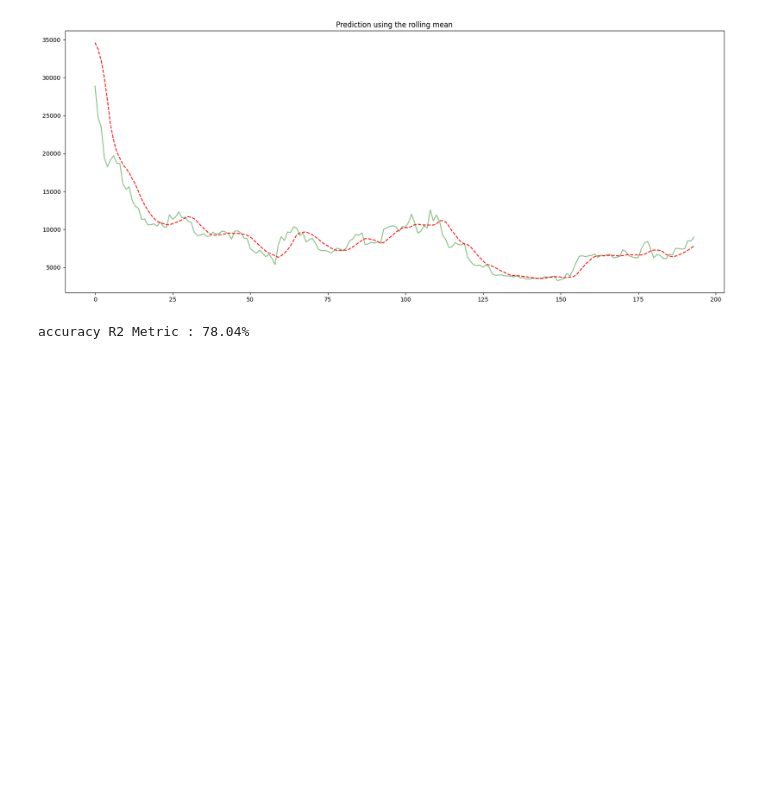
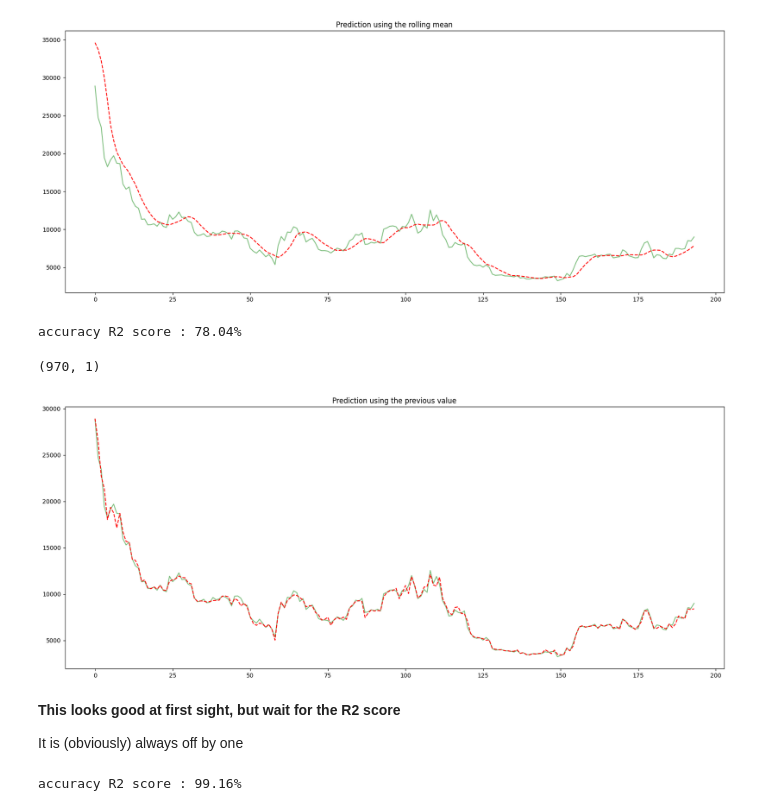
Before and after one commit to arianza1210/Data_Scientist, a Jupyter notebook: timeseries_rnn_predict.ipynb, the cells around one changed output. Cells and saved outputs as stored; diff of their text form; code cells hidden in the pictures; blank space fills up the shorter version.

Commit message:
predict using RNN time series

```diff
--- a/timeseries_rnn_predict.ipynb
+++ b/timeseries_rnn_predict.ipynb
@@ -170,6 +166,33 @@ from sklearn.metrics import r2_score
 
 score = r2_score(Y, Y_pred_baseline_rolling)
 score_percent = score * 100
-print(f'accuracy R2 Metric : {score_percent:.2f}%')
+print(f'accuracy R2 score : {score_percent:.2f}%')
 # %% [output]
-accuracy R2 Metric : 78.04%
+accuracy R2 score : 78.04%
+# %%
+# Baseline : Previous Value
+def pervious_value_baseline(history):
+  return history[:,-1]
+# %%
+y_pred_baseline_prev_value=pervious_value_baseline(X)
+y_pred_baseline_prev_value.shape
+# %% [output]
+(970, 1)
+# %%
+#setting stride =5
+stride = 5
+plt.plot(open_USD[n_steps_in::stride],alpha=0.5,color='g')
+plt.plot(y_pred_baseline_prev_value[::stride],color='r',ls='dashed')
+plt.title('Prediction using the previous value');
+# %% [output]
+[figure, added]
+# %% [markdown]
+**This looks good at first sight, but wait for the R2 score**
+
+It is (obviously) always off by one
+# %%
+score1 = r2_score(Y, y_pred_baseline_prev_value)
+score_percent1 = score1 * 100
+print(f'accuracy R2 score : {score_percent1:.2f}%')
+# %% [output]
+accuracy R2 score : 99.16%
```
Also changed, not shown: parts of 20 cells of this notebook.
